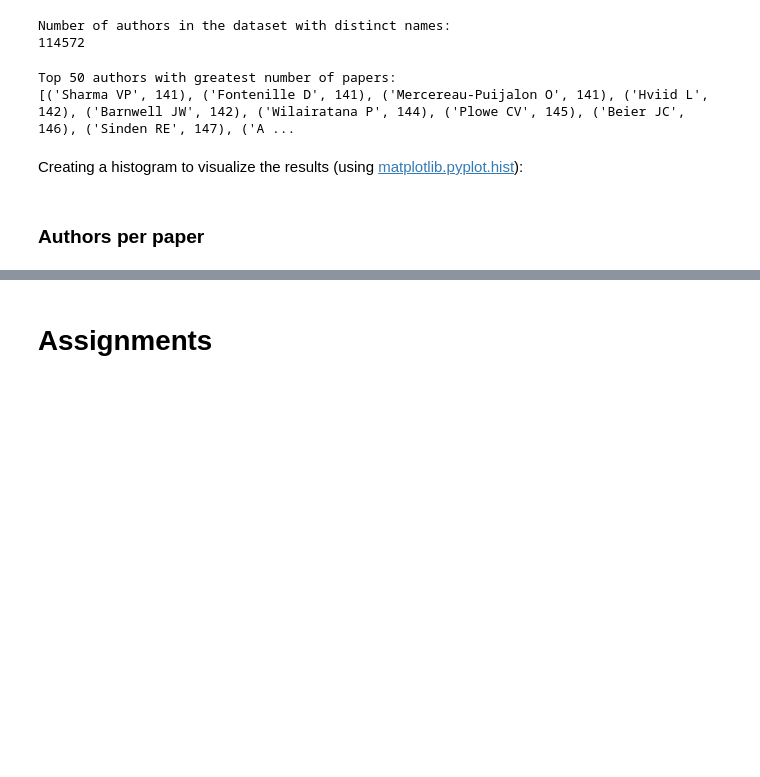
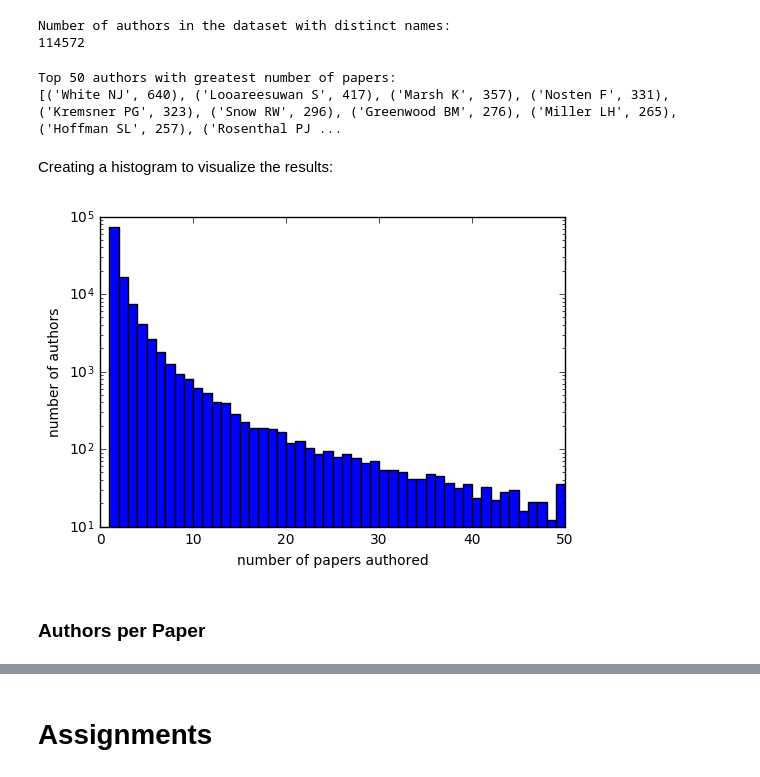
Before and after one commit to VUInformationRetrieval/IR2016_2017, a Jupyter notebook: 01_inspecting.ipynb, the cells around one changed output, grey strips where cells are left out. Drawn from its saved outputs; the diff is of its cells as text; code cells hidden in the pictures; blank space fills up the shorter version.

```diff
--- a/01_inspecting.ipynb
+++ b/01_inspecting.ipynb
@@ -96,19 +105,19 @@ print(len(nr_papers_by_author))
 Number of authors in the dataset with distinct names:
 114572
 # %%
-
 print('Top 50 authors with greatest number of papers:')
-print(sorted(nr_papers_by_author.items(), key=lambda i:i[1] )[-50:])
+print(sorted(nr_papers_by_author.items(), key=lambda i:i[1], reverse=True)[:50])
 # %% [output]
 Top 50 authors with greatest number of papers:
-[('Sharma VP', 141), ('Fontenille D', 141), ('Mercereau-Puijalon O', 141), ('Hviid L', 142), ('Barnwell JW', 142), ('Wilairatana P', 144), ('Plowe CV', 145), ('Beier JC', 146), ('Sinden RE', 147), ('A ...
+[('White NJ', 640), ('Looareesuwan S', 417), ('Marsh K', 357), ('Nosten F', 331), ('Kremsner PG', 323), ('Snow RW', 296), ('Greenwood BM', 276), ('Miller LH', 265), ('Hoffman SL', 257), ('Rosenthal PJ ...
 # %% [markdown]
-Creating a histogram to visualize the results (using [matplotlib.pyplot.hist](http://matplotlib.org/api/pyplot_api.html#matplotlib.pyplot.hist)):
+Creating a histogram to visualize the results:
 # %%
-plt.hist( x=list(nr_papers_by_author.values()), bins=range(51), histtype='step' )
-plt.yscale('log')
+plt.hist( x=list(nr_papers_by_author.values()), bins=range(51), log=True )
 plt.xlabel('number of papers authored')
 plt.ylabel('number of authors');
+# %% [output]
+[figure, added]
 # %% [markdown]
-### Authors per paper
+### Authors per Paper
 # %%
```
Also changed, not shown: parts of 13 cells of this notebook.
